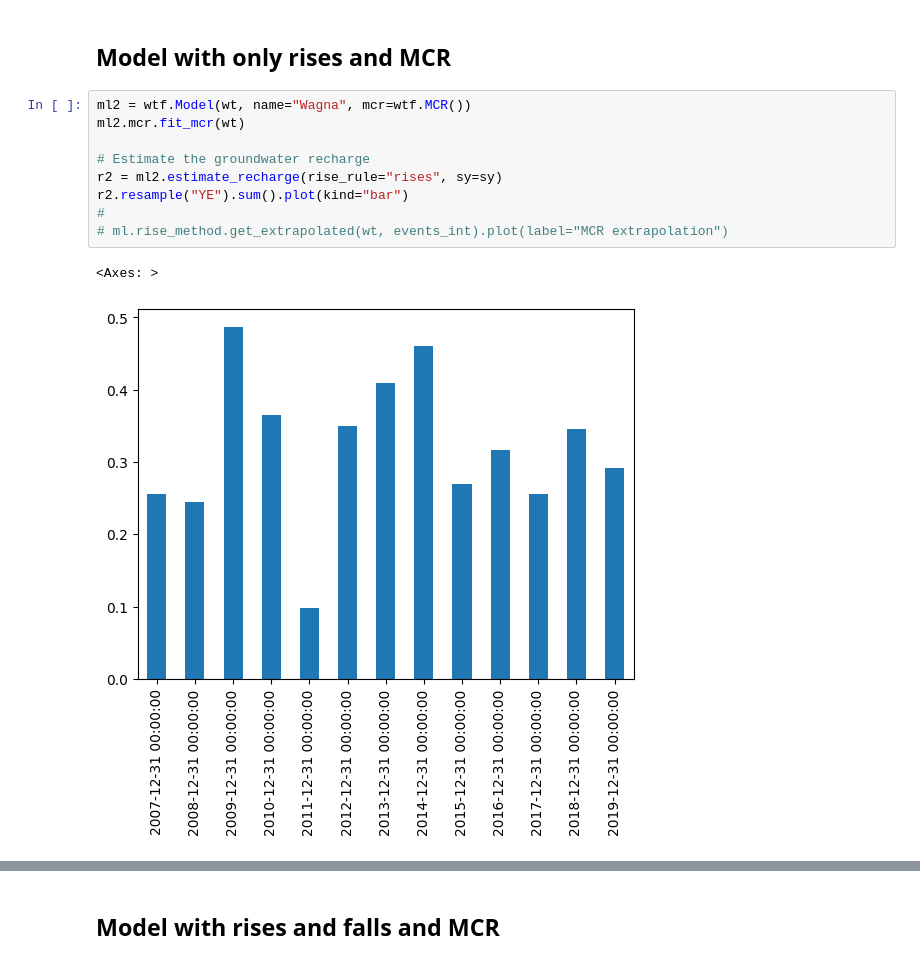
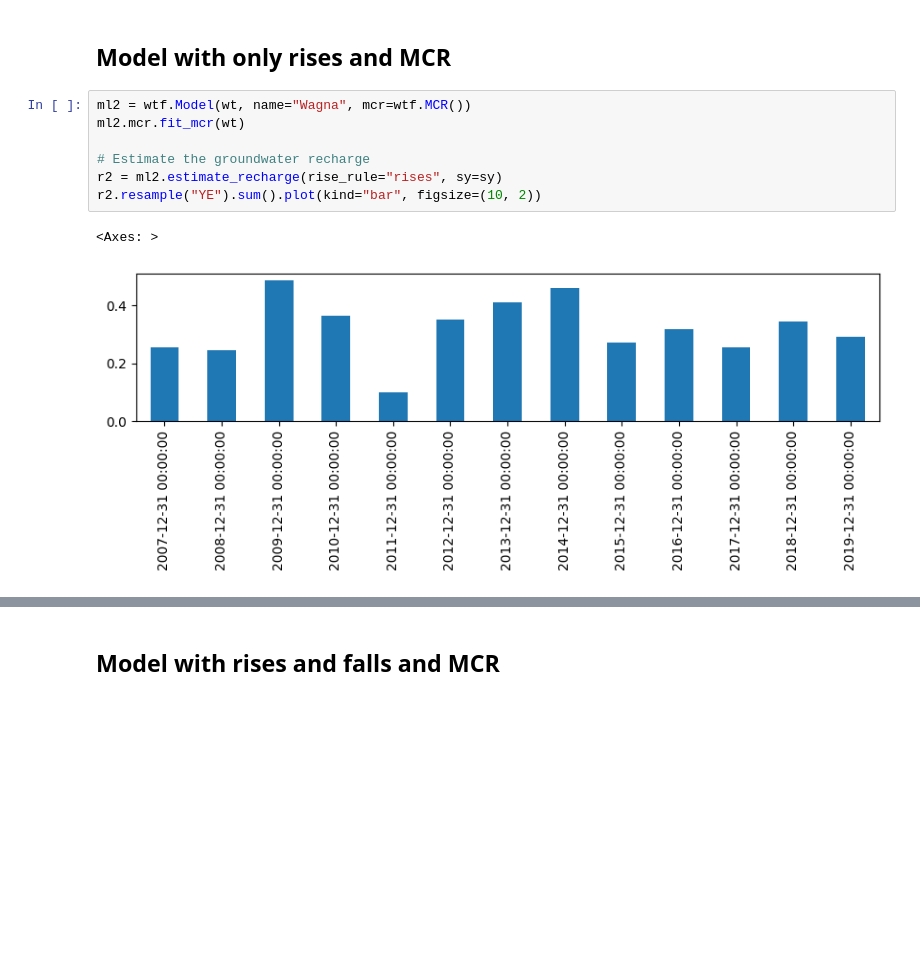
Before and after one commit to raoulcollenteur/gwtf, a Jupyter notebook: examples/example_01.ipynb, the cells around one changed output, grey strips where cells are left out. Drawn from its saved outputs; the diff is of its cells as text; blank space fills up the shorter version.

```diff
--- a/examples/example_01.ipynb
+++ b/examples/example_01.ipynb
@@ -109,12 +110,10 @@ ml1.plot();
 # %%
 ml2 = wtf.Model(wt, name="Wagna", mcr=wtf.MCR())
 ml2.mcr.fit_mcr(wt)
 
 # Estimate the groundwater recharge
 r2 = ml2.estimate_recharge(rise_rule="rises", sy=sy)
-r2.resample("YE").sum().plot(kind="bar")
-#
-# ml.rise_method.get_extrapolated(wt, events_int).plot(label="MCR extrapolation")
+r2.resample("YE").sum().plot(kind="bar", figsize=(10, 2))
 # %% [output]
 <Axes: >
-[figure, old version]
+[figure, new version]
```
Also changed, not shown: parts of 10 cells of this notebook, 3 other files.
